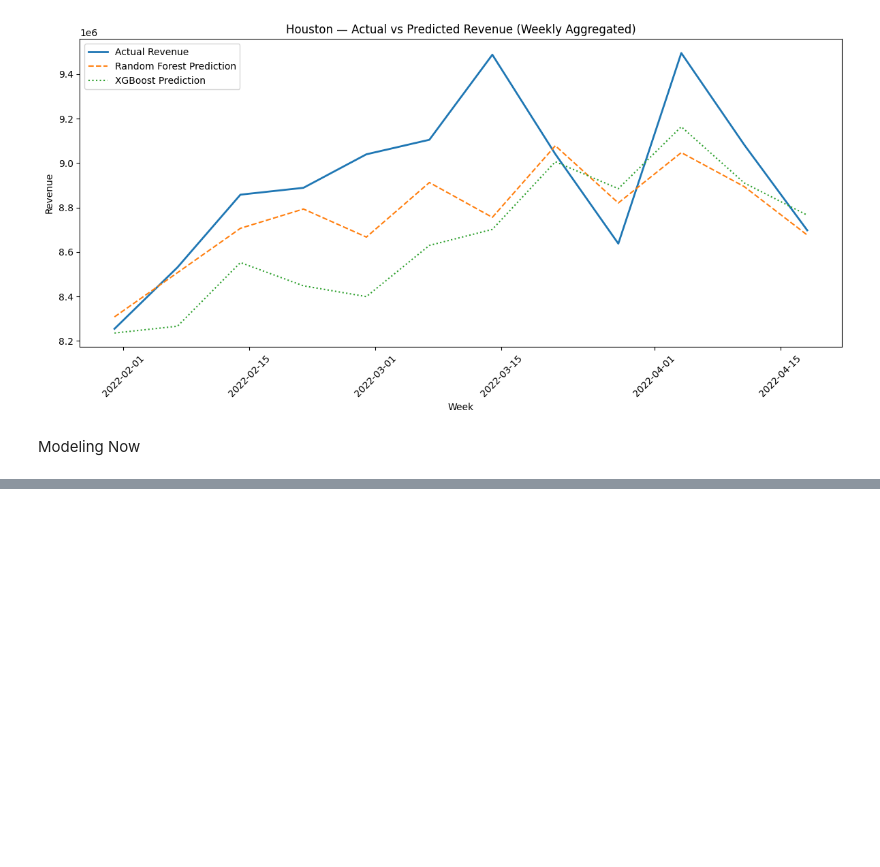
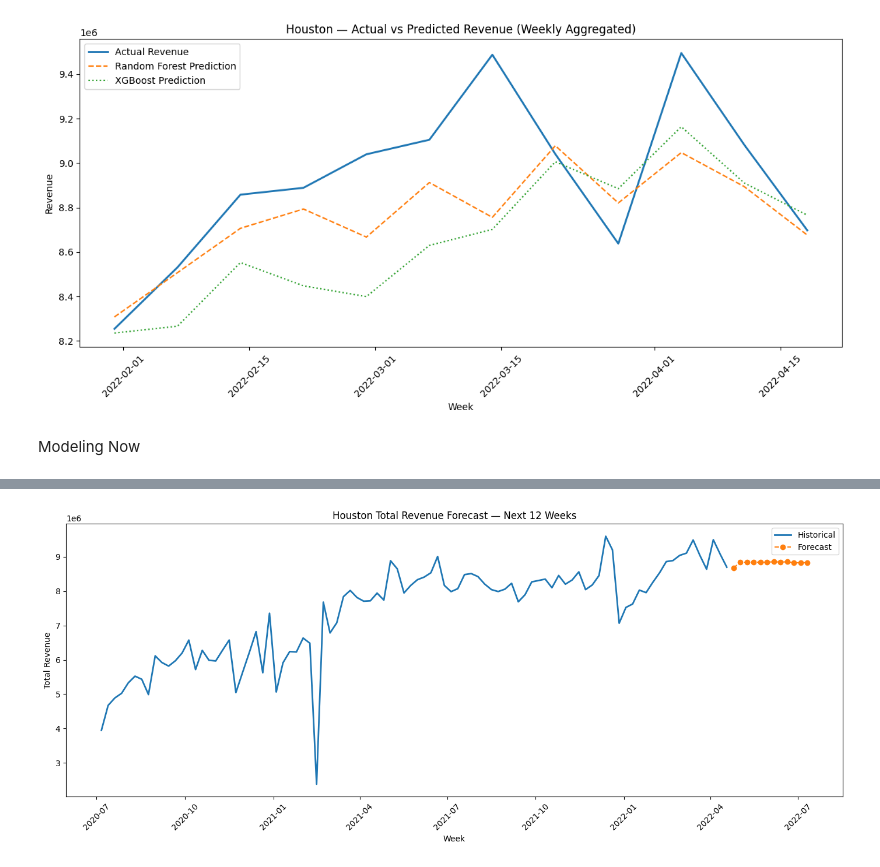
Before and after one commit to drtclem/Sysco, a Jupyter notebook: src/houston_model.ipynb, the cells around one changed output, grey strips where cells are left out. Drawn from its saved outputs; the diff is of its cells as text; code cells hidden in the pictures; blank space fills up the shorter version.

Commit message:
first try houston

```diff
--- a/src/houston_model.ipynb
+++ b/src/houston_model.ipynb
@@ -21,6 +21,8 @@ from sklearn.model_selection import RandomizedSearchCV
 from scipy.stats import uniform, randint
 # %%
 print(df_houston)
+
+df_houston_raw = df_houston.copy()
 # %% [output]
                   cuisine product_type     revenue        cost    cases  \
 0                   Asian     Non Food    64848.40    40577.02   1700.0
@@ -340,0 +578,20 @@ plt.show()
+# %%
+# Historical totals
+historical_totals = df_houston.groupby('week')['revenue'].sum().reset_index()
+
+# Forecast totals
+forecast_totals = future_12wk_df.groupby('week')['revenue'].sum().reset_index()
+# %%
+plt.figure(figsize=(14, 6))
+plt.plot(historical_totals['week'], historical_totals['revenue'], label='Historical', linewidth=2)
+plt.plot(forecast_totals['week'], forecast_totals['revenue'], label='Forecast', linestyle='--', marker='o')
+
+plt.title("Houston Total Revenue Forecast — Next 12 Weeks")
+plt.xlabel("Week")
+plt.ylabel("Total Revenue")
+plt.legend()
+plt.xticks(rotation=45)
+plt.tight_layout()
+plt.show()
+# %% [output]
+[figure, added]
```
Also changed, not shown: parts of 5 cells of this notebook.
